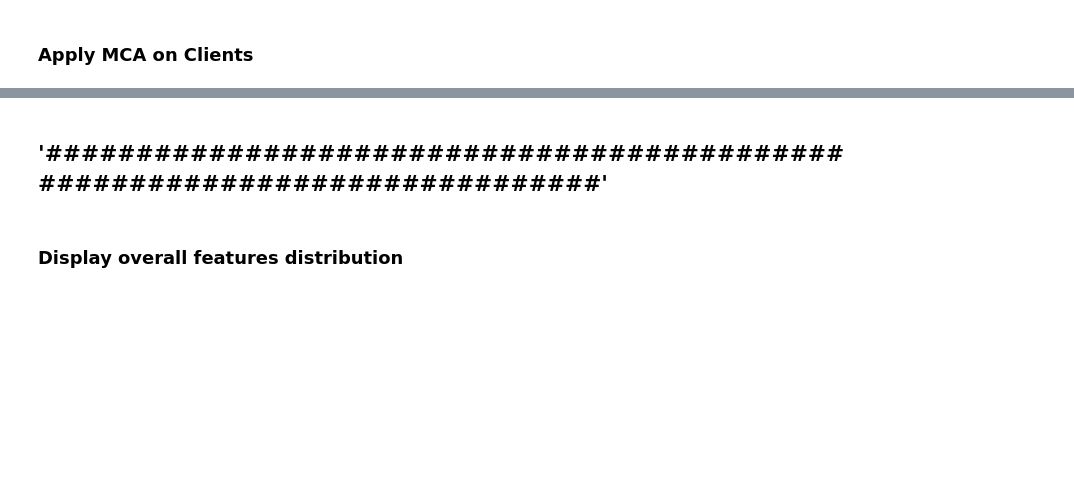
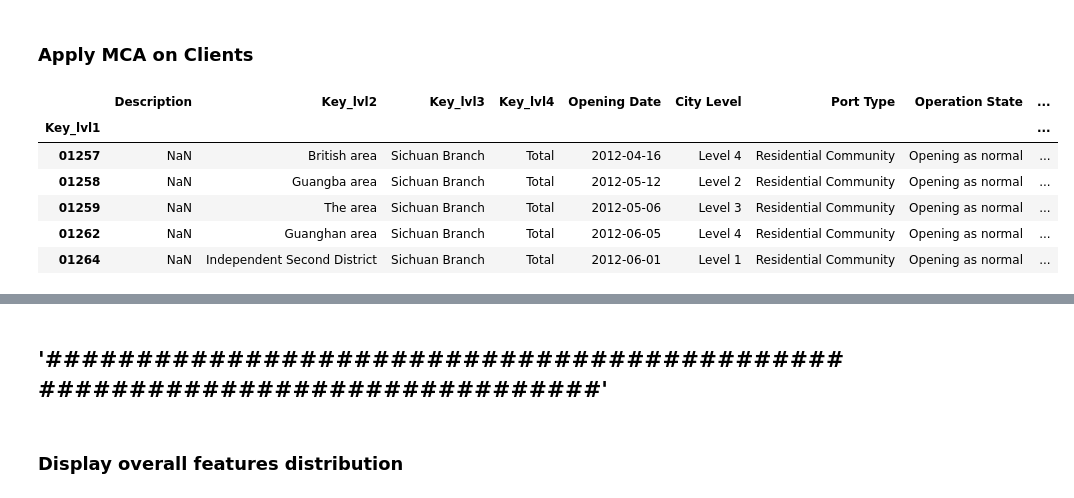
Before and after one commit to imad24/pc_clustering, a Jupyter notebook: notebooks/Cerf7/0.4-imad-cluster-analysis.ipynb, the cells around one changed output, grey strips where cells are left out. Cells and saved outputs as stored; diff of their text form; code cells hidden in the pictures; blank space fills up the shorter version.

```diff
--- a/notebooks/Cerf7/0.4-imad-cluster-analysis.ipynb
+++ b/notebooks/Cerf7/0.4-imad-cluster-analysis.ipynb
@@ -164 +188,11 @@ plt.show()
+# %%
+client_df.head()
+# %% [output]
+|  | Description | Key_lvl2 | Key_lvl3 | Key_lvl4 | Opening Date | City Level | Port Type | Operation State | ... |
+| Key_lvl1 |  |  |  |  |  |  |  |  | ... |
+| 01257 | NaN | British area | Sichuan Branch | Total | 2012-04-16 | Level 4 | Residential Community | Opening as normal | ... |
+| 01258 | NaN | Guangba area | Sichuan Branch | Total | 2012-05-12 | Level 2 | Residential Community | Opening as normal | ... |
+| 01259 | NaN | The area | Sichuan Branch | Total | 2012-05-06 | Level 3 | Residential Community | Opening as normal | ... |
+| 01262 | NaN | Guanghan area | Sichuan Branch | Total | 2012-06-05 | Level 4 | Residential Community | Opening as normal | ... |
+| 01264 | NaN | Independent Second District | Sichuan Branch | Total | 2012-06-01 | Level 1 | Residential Community | Opening as normal | ... |
 # %%
```
Also changed, not shown: parts of 11 cells of this notebook, 18 other files.
